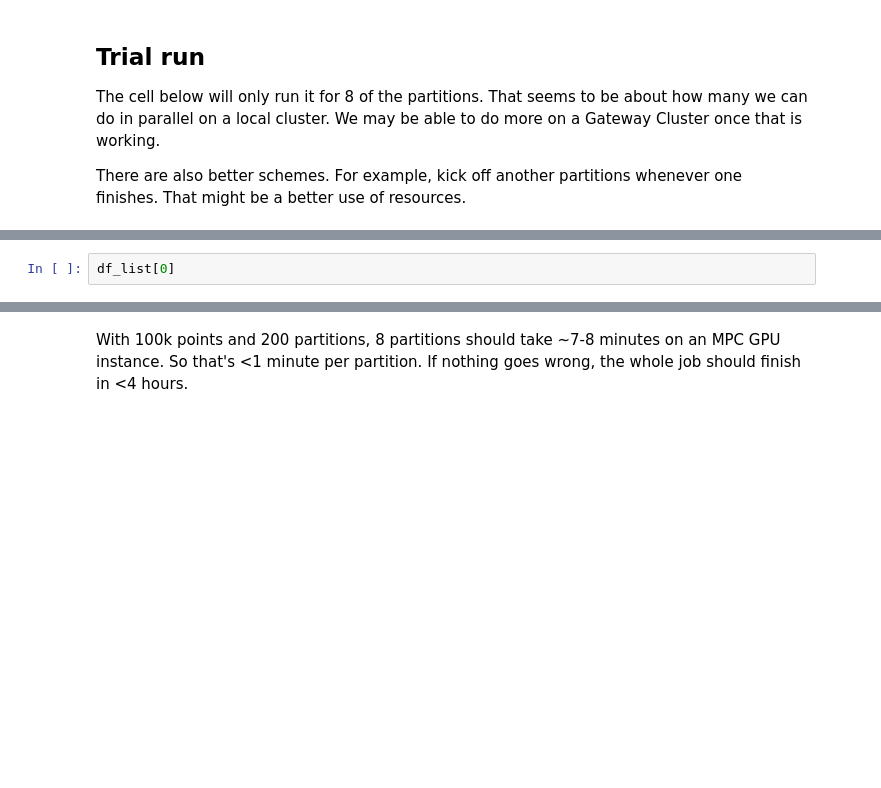
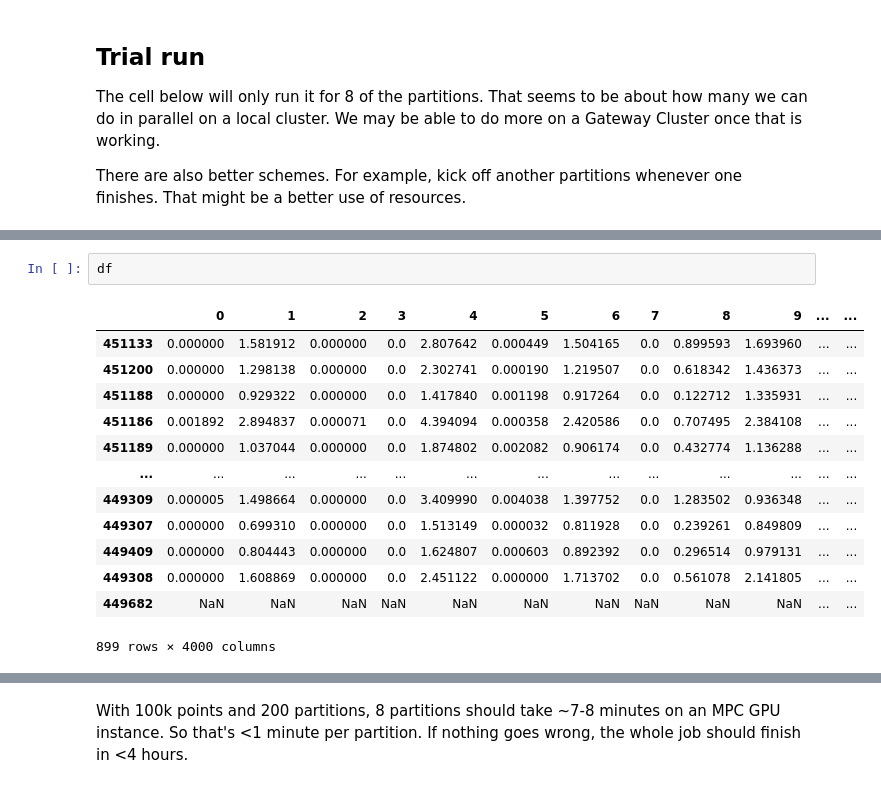
Before and after one commit to IDinsight/mosaiks, a Jupyter notebook: playground/featurize_pipeline.ipynb, the cells around one changed output, grey strips where cells are left out. Cells and saved outputs as stored; diff of their text form; blank space fills up the shorter version.

```diff
--- a/playground/featurize_pipeline.ipynb
+++ b/playground/featurize_pipeline.ipynb
@@ -165,2 +194,16 @@ for f in as_completed(dfs):
-# %%
-df_list[0]
+# %%
+df
+# %% [output]
+|  | 0 | 1 | 2 | 3 | 4 | 5 | 6 | 7 | 8 | 9 | ... | ... |
+| 451133 | 0.000000 | 1.581912 | 0.000000 | 0.0 | 2.807642 | 0.000449 | 1.504165 | 0.0 | 0.899593 | 1.693960 | ... | ... |
+| 451200 | 0.000000 | 1.298138 | 0.000000 | 0.0 | 2.302741 | 0.000190 | 1.219507 | 0.0 | 0.618342 | 1.436373 | ... | ... |
+| 451188 | 0.000000 | 0.929322 | 0.000000 | 0.0 | 1.417840 | 0.001198 | 0.917264 | 0.0 | 0.122712 | 1.335931 | ... | ... |
+| 451186 | 0.001892 | 2.894837 | 0.000071 | 0.0 | 4.394094 | 0.000358 | 2.420586 | 0.0 | 0.707495 | 2.384108 | ... | ... |
+| 451189 | 0.000000 | 1.037044 | 0.000000 | 0.0 | 1.874802 | 0.002082 | 0.906174 | 0.0 | 0.432774 | 1.136288 | ... | ... |
+| ... | ... | ... | ... | ... | ... | ... | ... | ... | ... | ... | ... | ... |
+| 449309 | 0.000005 | 1.498664 | 0.000000 | 0.0 | 3.409990 | 0.004038 | 1.397752 | 0.0 | 1.283502 | 0.936348 | ... | ... |
+| 449307 | 0.000000 | 0.699310 | 0.000000 | 0.0 | 1.513149 | 0.000032 | 0.811928 | 0.0 | 0.239261 | 0.849809 | ... | ... |
+| 449409 | 0.000000 | 0.804443 | 0.000000 | 0.0 | 1.624807 | 0.000603 | 0.892392 | 0.0 | 0.296514 | 0.979131 | ... | ... |
+| 449308 | 0.000000 | 1.608869 | 0.000000 | 0.0 | 2.451122 | 0.000000 | 1.713702 | 0.0 | 0.561078 | 2.141805 | ... | ... |
+| 449682 | NaN | NaN | NaN | NaN | NaN | NaN | NaN | NaN | NaN | NaN | ... | ... |
+899 rows × 4000 columns
```
Also changed, not shown: parts of 9 cells of this notebook, 5 other files.
